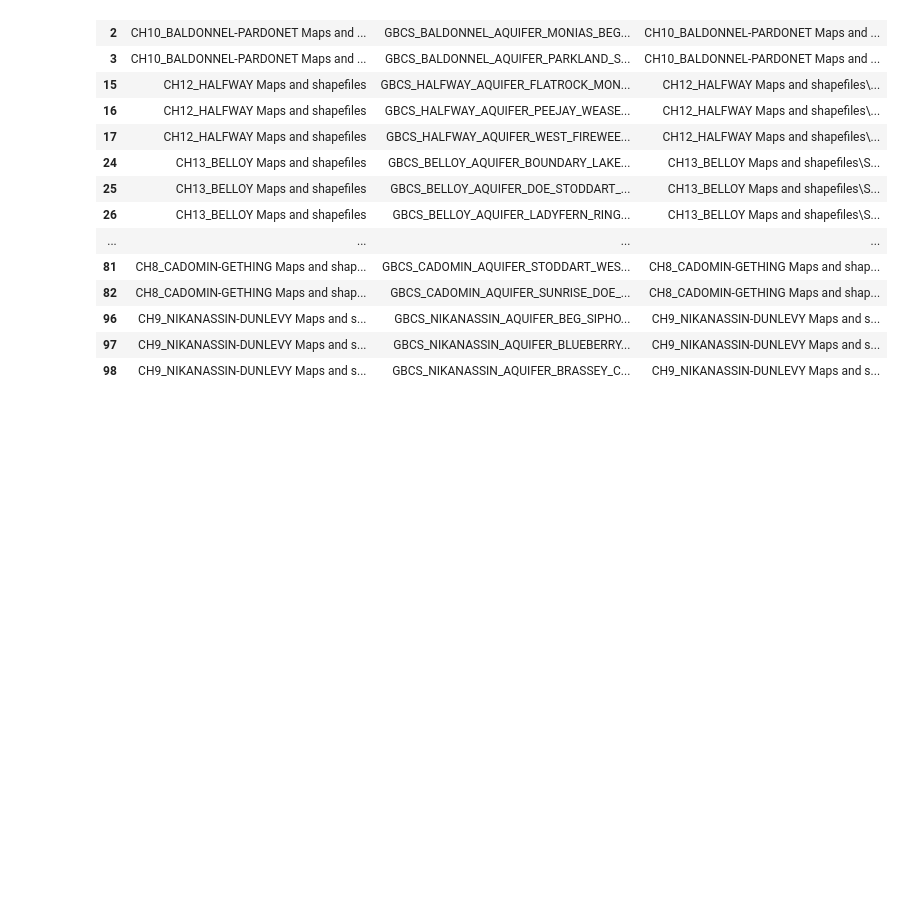
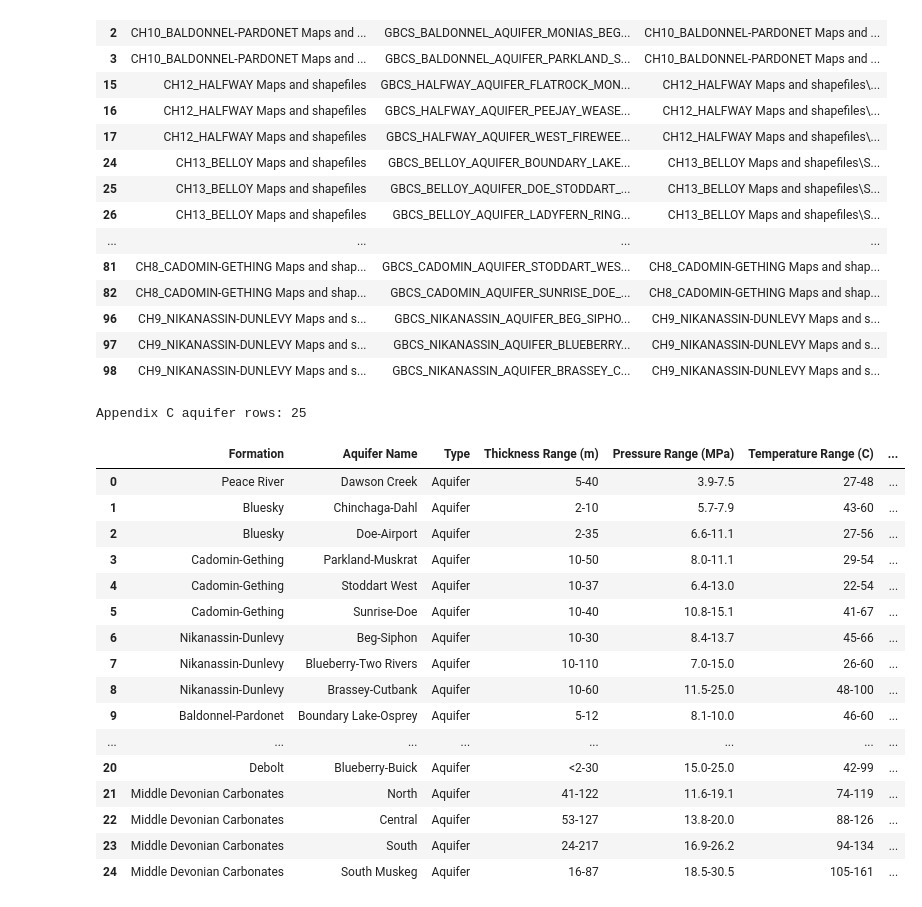
Before and after one commit to andrew-vigars/canco2-storage, a Jupyter notebook: notebooks/02_bc_ne_storage_atlas.ipynb, the cells around one changed output. Cells and saved outputs as stored; diff of their text form; code cells hidden in the pictures; blank space fills up the shorter version.

```diff
--- a/notebooks/02_bc_ne_storage_atlas.ipynb
+++ b/notebooks/02_bc_ne_storage_atlas.ipynb
@@ -1880,3 +1880,30 @@ Aquifer shapefiles: 25
 | 96 | CH9_NIKANASSIN-DUNLEVY Maps and s... | GBCS_NIKANASSIN_AQUIFER_BEG_SIPHO... | CH9_NIKANASSIN-DUNLEVY Maps and s... |
 | 97 | CH9_NIKANASSIN-DUNLEVY Maps and s... | GBCS_NIKANASSIN_AQUIFER_BLUEBERRY... | CH9_NIKANASSIN-DUNLEVY Maps and s... |
 | 98 | CH9_NIKANASSIN-DUNLEVY Maps and s... | GBCS_NIKANASSIN_AQUIFER_BRASSEY_C... | CH9_NIKANASSIN-DUNLEVY Maps and s... |
+# %%
+aquifers = pd.read_excel(
+    APPENDIX_C,
+    sheet_name="Aquifer Storage Summary",
+)
+
+print(f"Appendix C aquifer rows: {len(aquifers):,}")
+display(aquifers)
+# %% [output]
+Appendix C aquifer rows: 25
+|  | Formation | Aquifer Name | Type | Thickness Range (m) | Pressure Range (MPa) | Temperature Range (C) | ... |
+| 0 | Peace River | Dawson Creek | Aquifer | 5-40 | 3.9-7.5 | 27-48 | ... |
+| 1 | Bluesky | Chinchaga-Dahl | Aquifer | 2-10 | 5.7-7.9 | 43-60 | ... |
+| 2 | Bluesky | Doe-Airport | Aquifer | 2-35 | 6.6-11.1 | 27-56 | ... |
+| 3 | Cadomin-Gething | Parkland-Muskrat | Aquifer | 10-50 | 8.0-11.1 | 29-54 | ... |
+| 4 | Cadomin-Gething | Stoddart West | Aquifer | 10-37 | 6.4-13.0 | 22-54 | ... |
+| 5 | Cadomin-Gething | Sunrise-Doe | Aquifer | 10-40 | 10.8-15.1 | 41-67 | ... |
+| 6 | Nikanassin-Dunlevy | Beg-Siphon | Aquifer | 10-30 | 8.4-13.7 | 45-66 | ... |
+| 7 | Nikanassin-Dunlevy | Blueberry-Two Rivers | Aquifer | 10-110 | 7.0-15.0 | 26-60 | ... |
+| 8 | Nikanassin-Dunlevy | Brassey-Cutbank | Aquifer | 10-60 | 11.5-25.0 | 48-100 | ... |
+| 9 | Baldonnel-Pardonet | Boundary Lake-Osprey | Aquifer | 5-12 | 8.1-10.0 | 46-60 | ... |
+| ... | ... | ... | ... | ... | ... | ... | ... |
+| 20 | Debolt | Blueberry-Buick | Aquifer | <2-30 | 15.0-25.0 | 42-99 | ... |
+| 21 | Middle Devonian Carbonates | North | Aquifer | 41-122 | 11.6-19.1 | 74-119 | ... |
+| 22 | Middle Devonian Carbonates | Central | Aquifer | 53-127 | 13.8-20.0 | 88-126 | ... |
+| 23 | Middle Devonian Carbonates | South | Aquifer | 24-217 | 16.9-26.2 | 94-134 | ... |
+| 24 | Middle Devonian Carbonates | South Muskeg | Aquifer | 16-87 | 18.5-30.5 | 105-161 | ... |
```
Also changed, not shown: parts of 34 cells of this notebook.
